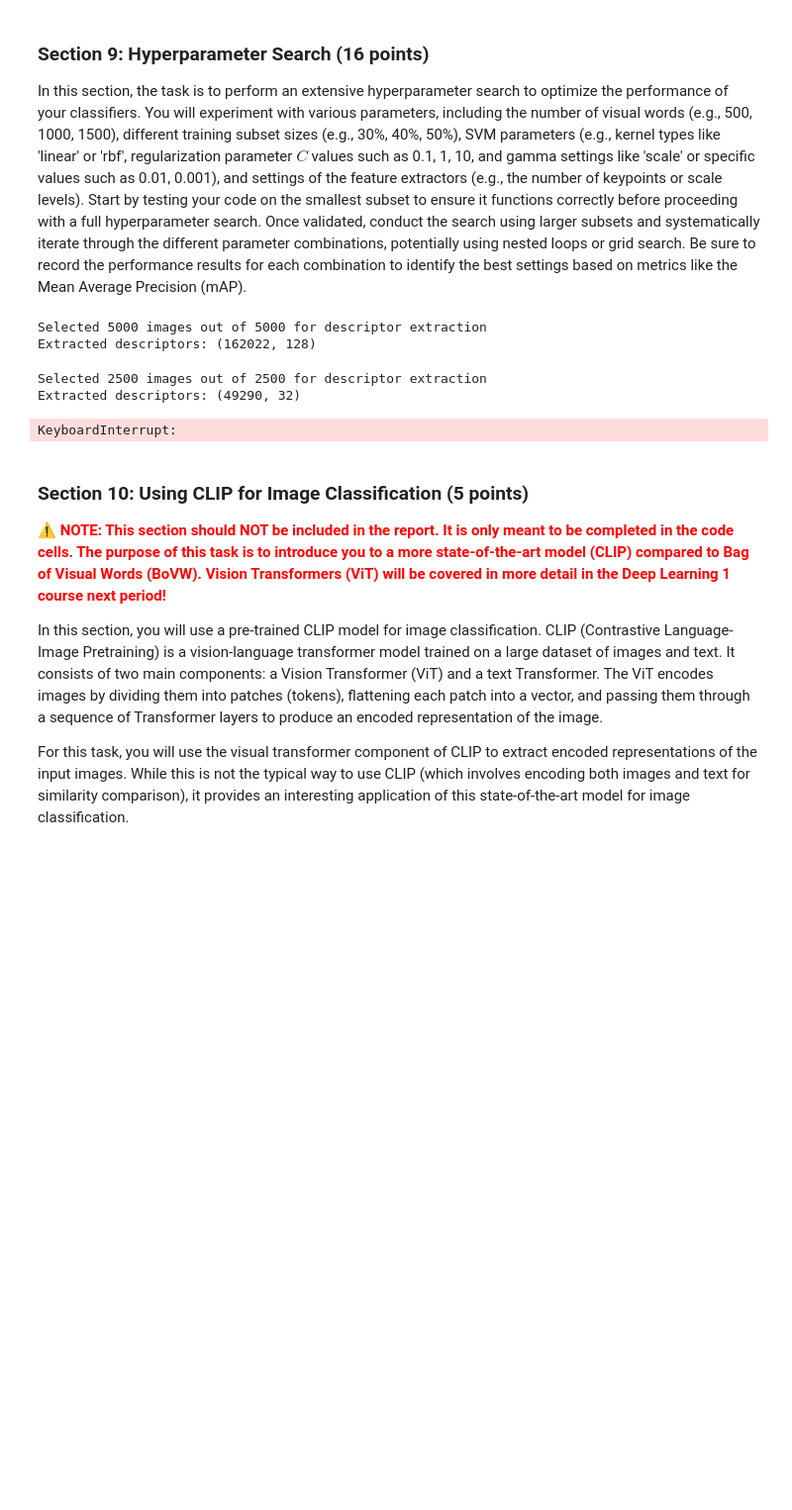
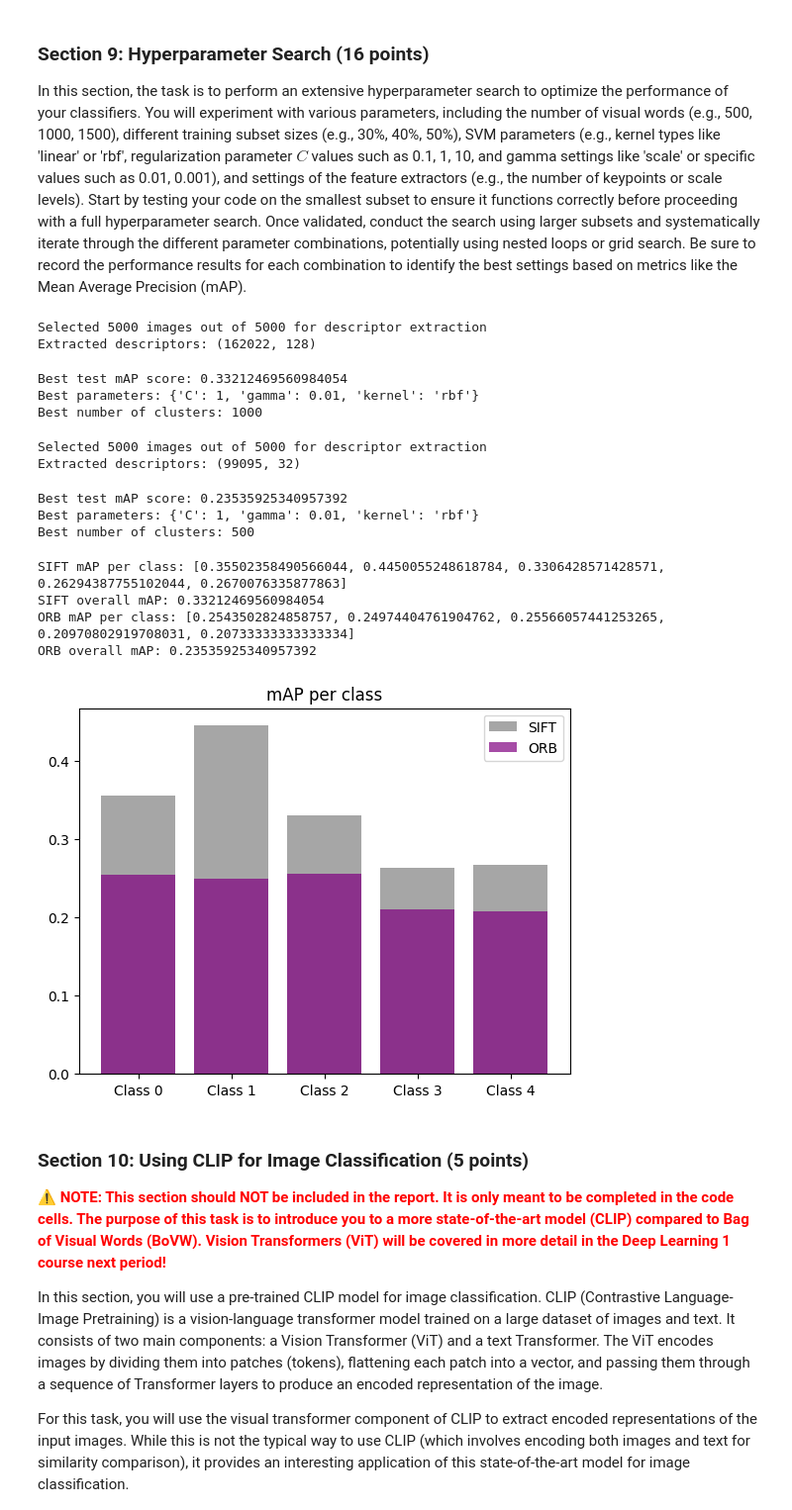
Before and after one commit to pradyutnair/cv1-final-lab-part-1, a Jupyter notebook: cv1-final-lab-part-1.ipynb, the cells around one changed output. Shown at 99% size. Cells and saved outputs as stored; diff of their text form; code cells hidden in the pictures; blank space fills up the shorter version.

```diff
--- a/cv1-final-lab-part-1.ipynb
+++ b/cv1-final-lab-part-1.ipynb
@@ -1169,8 +1169,6 @@ visualize_top_bottom_images(test_images, test_labels, orb_test_predictions, num_
 In this section, the task is to perform an extensive hyperparameter search to optimize the performance of your classifiers. You will experiment with various parameters, including the number of visual words (e.g., 500, 1000, 1500), different training subset sizes (e.g., 30%, 40%, 50%), SVM parameters (e.g., kernel types like 'linear' or 'rbf', regularization parameter $C$ values such as 0.1, 1, 10, and gamma settings like 'scale' or specific values such as 0.01, 0.001), and settings of the feature extractors (e.g., the number of keypoints or scale levels). Start by testing your code on the smallest subset to ensure it functions correctly before proceeding with a full hyperparameter search. Once validated, conduct the search using larger subsets and systematically iterate through the different parameter combinations, potentially using nested loops or grid search. Be sure to record the performance results for each combination to identify the best settings based on metrics like the Mean Average Precision (mAP).
 # %%
 from sklearn.model_selection import GridSearchCV
-from tqdm import tqdm
-import numpy as np
 
 # Step 1: Define hyperparameter space
 param_grid = {
@@ -1195,6 +1193,7 @@ def grid_search_hyperparameter_tuning(feature_extractor, param_grid):
     best_score = 0
     best_params = None
     best_num_clusters = None
+    best_kmeans = None
     num_classes = len(np.unique(test_labels))  # Adjust to test set
 
     # Step 3: Iterate over the number of clusters in the hyperparameter grid with progress tracking using tqdm
@@ -1238,48 +1237,64 @@ def grid_search_hyperparameter_tuning(feature_extractor, param_grid):
             best_params = grid_search.best_params_
             best_classifier = grid_search.best_estimator_
             best_num_clusters = num_clusters
+            best_kmeans = kmeans
 
     # Print the best test mAP score, parameters, and best cluster size
     print(f"Best test mAP score: {best_score}")
     print(f"Best parameters: {best_params}")
     print(f"Best number of clusters: {best_num_clusters}")
 
-    return best_classifier
+    # Return best clasifier and its corresponding kmeans
+    return best_classifier, best_kmeans
 # %%
 #  SIFT
-sift_best_classifier = grid_search_hyperparameter_tuning(sift, param_grid)
+sift_best_classifier, sift_best_kmeans = grid_search_hyperparameter_tuning(sift, param_grid)
 # %% [output]
 Selected 5000 images out of 5000 for descriptor extraction
 Extracted descriptors: (162022, 128)
+Best test mAP score: 0.33212469560984054
+Best parameters: {'C': 1, 'gamma': 0.01, 'kernel': 'rbf'}
+Best number of clusters: 1000
 # %%
 #  ORB
-orb_best_classifier = grid_search_hyperparameter_tuning(orb, param_grid)
+orb_best_classifier, orb_best_kmeans = grid_search_hyperparameter_tuning(orb, param_grid)
 # %% [output]
-Selected 2500 images out of 2500 for descriptor extraction
-Extracted descriptors: (49290, 32)
+Selected 5000 images out of 5000 for descriptor extraction
+Extracted descriptors: (99095, 32)
-KeyboardInterrupt:
+Best test mAP score: 0.23535925340957392
+Best parameters: {'C': 1, 'gamma': 0.01, 'kernel': 'rbf'}
+Best number of clusters: 500
 # %%
 # After grid search, evaluate the classifiers on the test set
-sift_test_predictions = sift_best_classifier.predict(sift_test_histograms)
-orb_test_predictions = orb_best_classifier.predict(orb_test_histograms)
+sift_final_test_histograms = encode_multiple_images(test_images, sift_best_kmeans, sift)
+orb_final_test_histograms = encode_multiple_images(test_images, orb_best_kmeans, orb)
+
+sift_test_predictions = sift_best_classifier.predict(sift_final_test_histograms)
+orb_test_predictions = orb_best_classifier.predict(orb_final_test_histograms)
 
 # Compute the mAP for SIFT and ORB classifiers
 num_classes = len(np.unique(test_labels))
 sift_aps, sift_map = compute_map(test_labels, sift_test_predictions, num_classes)
 orb_aps, orb_map = compute_map(test_labels, orb_test_predictions, num_classes)
 
 print(f"SIFT mAP per class: {sift_aps}")
 print(f"SIFT overall mAP: {sift_map}")
 print(f"ORB mAP per class: {orb_aps}")
 print(f"ORB overall mAP: {orb_map}")
 
 # Plot the mAP per class
 label_mapping = {i: f'Class {i}' for i in range(num_classes)}
 plt.title("mAP per class")
 plt.bar(label_mapping.values(), sift_aps, color='grey', alpha=0.7, label='SIFT')
 plt.bar(label_mapping.values(), orb_aps, color='purple', alpha=0.7, label='ORB')
 plt.legend()
 plt.show()
+# %% [output]
+SIFT mAP per class: [0.35502358490566044, 0.4450055248618784, 0.3306428571428571, 0.26294387755102044, 0.2670076335877863]
+SIFT overall mAP: 0.33212469560984054
+ORB mAP per class: [0.2543502824858757, 0.24974404761904762, 0.25566057441253265, 0.20970802919708031, 0.20733333333333334]
+ORB overall mAP: 0.23535925340957392
+[figure, added]
 # %% [markdown]
 <a id="section-10"></a>
 ### **Section 10: Using CLIP for Image Classification (5 points)**
```
